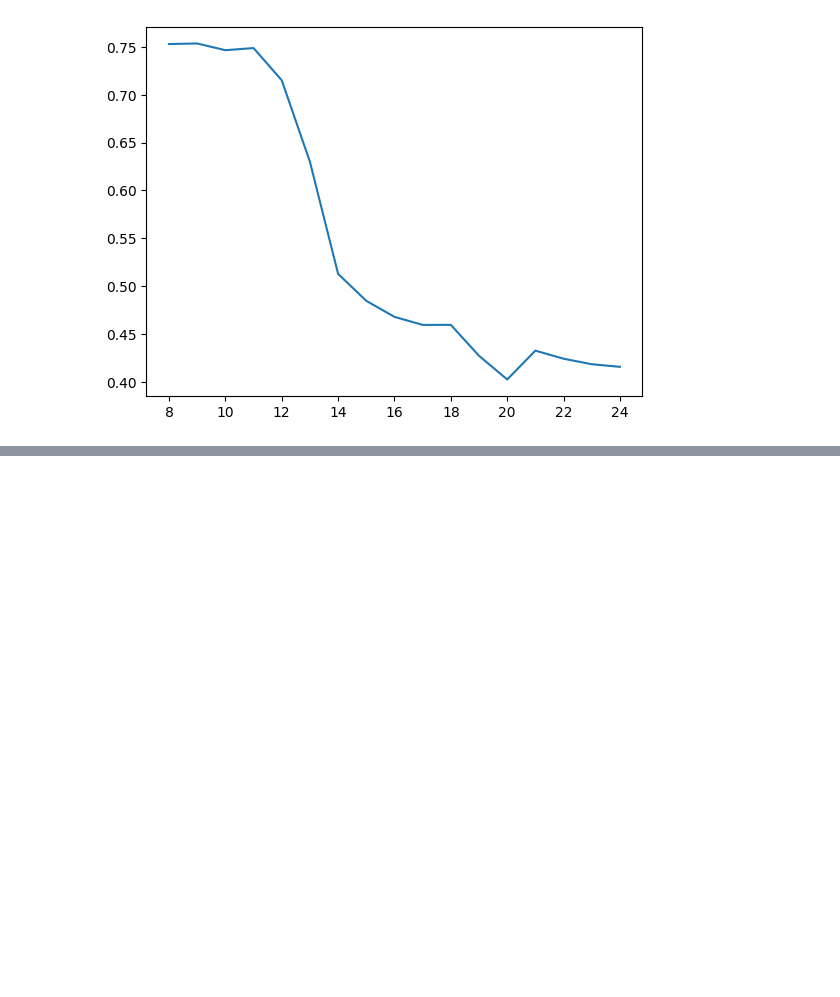
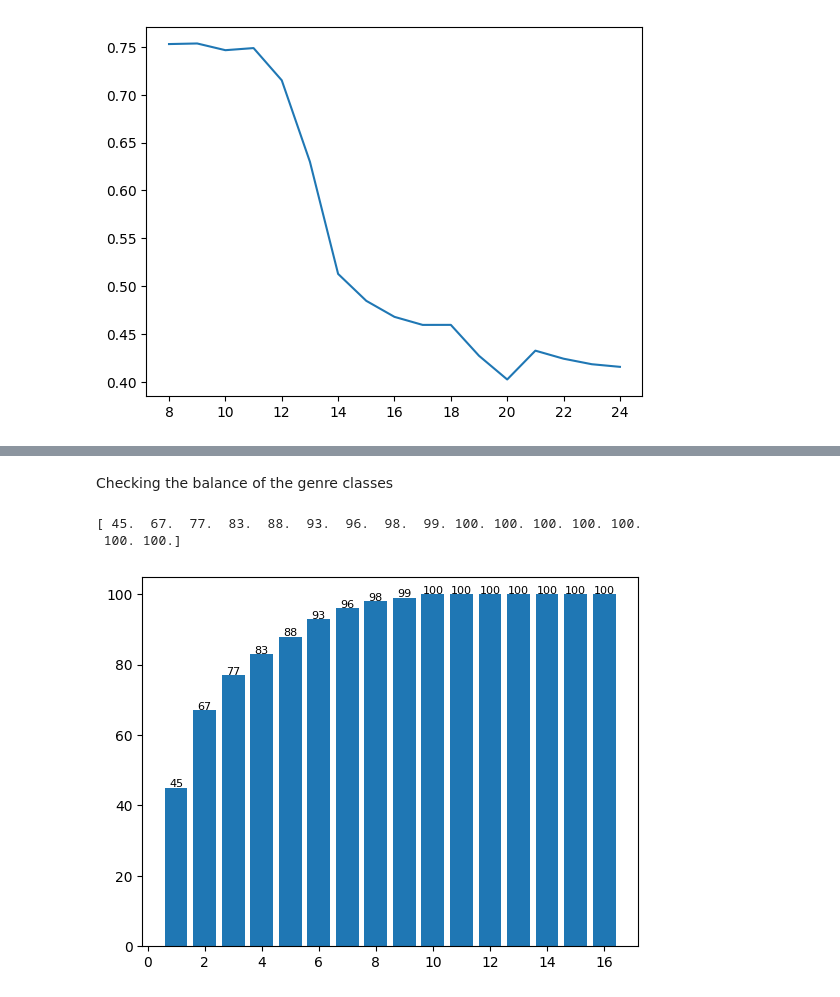
Before and after one commit to MattGroho/tab-hero, a Jupyter notebook: scripts/unsupersived_pipeline/unsupervised_pipeline_investigation.ipynb, the cells around one changed output, grey strips where cells are left out. Cells and saved outputs as stored; diff of their text form; code cells hidden in the pictures; blank space fills up the shorter version.

```diff
--- a/scripts/unsupersived_pipeline/unsupervised_pipeline_investigation.ipynb
+++ b/scripts/unsupersived_pipeline/unsupervised_pipeline_investigation.ipynb
@@ -141,3 +141,7 @@ validation_df
 | 38233 | 6947 | b7375e466c0c92c9 | 1 |
 | 5088 | 6947 | 18fdab462f3ed778 | 1 |
 53383 rows × 3 columns
+# %%
+# Save the current number of songs
+NUM_SONGS = len(validation_df.song_id.unique())
+NUM_SONGS
@@ -588,0 +704,17 @@ plt.plot(kmeans_eval_df.n_clusters, kmeans_eval_df.silhouette_score)
+# %% [markdown]
+Checking the balance of the genre classes
+# %%
+genre_balance = validation_df.loc[:, ['song_id', 'genre_id']].drop_duplicates().copy()
+genre_balance = genre_balance.loc[:, ['genre_id']].value_counts()
+genre_balance = np.round(100 * genre_balance / NUM_SONGS, 0)
+cum_genre_distribution = np.tri(16) @ genre_balance
+
+print(cum_genre_distribution)
+
+plt.bar(range(1,17), cum_genre_distribution)
+for i in range(16):
+    plt.text(i+1, cum_genre_distribution[i] + .2, f"{cum_genre_distribution[i]:.0f}", fontsize=8, ha='center')
+# %% [output]
+[ 45.  67.  77.  83.  88.  93.  96.  98.  99. 100. 100. 100. 100. 100.
+ 100. 100.]
+[figure, added]
```
Also changed, not shown: parts of 16 cells of this notebook.
